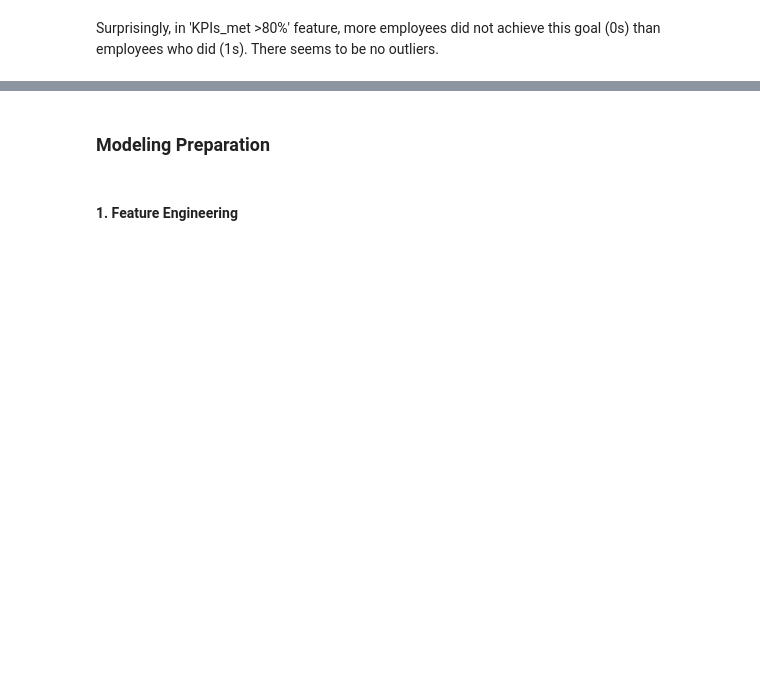
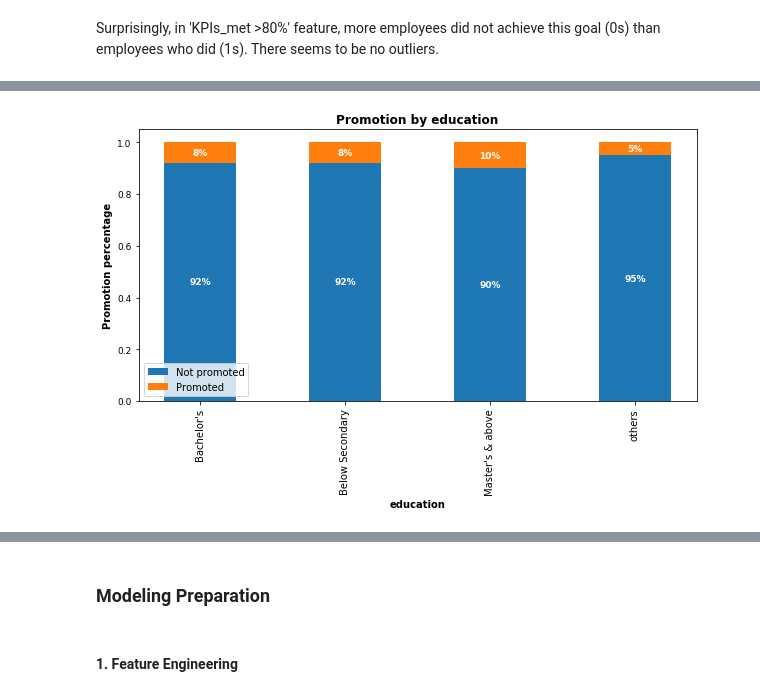
Before and after one commit to smartinternz02/SI-GuidedProject-90401-1658231457, a Jupyter notebook: HR_analytics_v1.ipynb, the cells around one changed output, grey strips where cells are left out. Drawn from its saved outputs; the diff is of its cells as text; code cells hidden in the pictures; blank space fills up the shorter version.

```diff
--- a/HR_analytics_v1.ipynb
+++ b/HR_analytics_v1.ipynb
@@ -273,0 +208,6 @@ create_stacked_bar(labels,list1,list2,list1_name,list2_name,title,xlabel,ylabel)
+# %%
+# Plot the percentage of promotion data by education
+
+create_stacked_bar('education')
+# %% [output]
+[figure, added]
```
Also changed, not shown: parts of 11 cells of this notebook.
